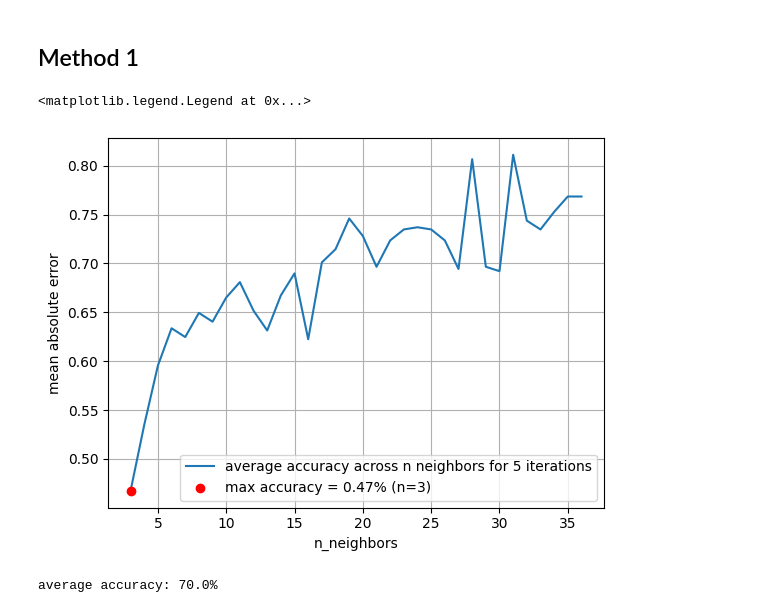
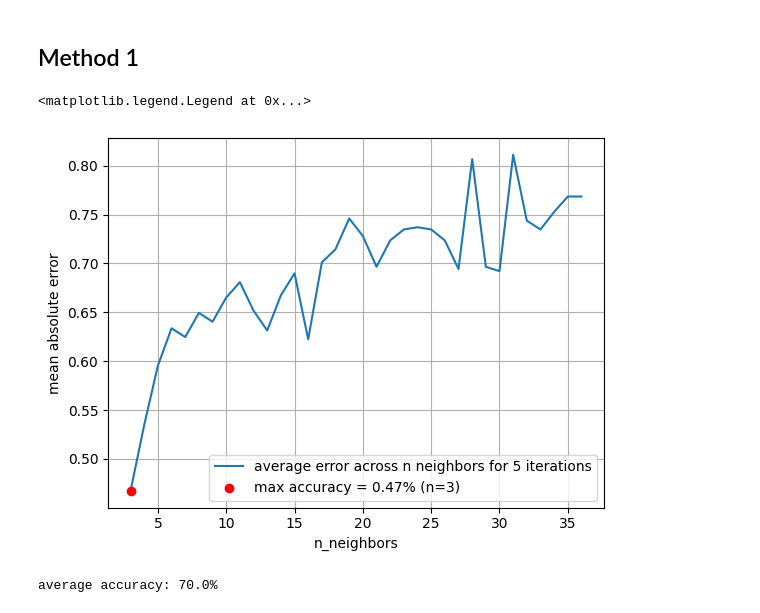
Before and after one commit to devilb2103/Sem---4, a Jupyter notebook: THI/Algorithms for AI 3/Prof Rudolf Jager/Assignment 2/Assignment_2.ipynb, the cells around one changed output. Drawn from its saved outputs; the diff is of its cells as text; code cells hidden in the pictures.

```diff
--- a/THI/Algorithms for AI 3/Prof Rudolf Jager/Assignment 2/Assignment_2.ipynb
+++ b/THI/Algorithms for AI 3/Prof Rudolf Jager/Assignment 2/Assignment_2.ipynb
@@ -87,14 +87,14 @@ accuracy = np.array(accuracy)
 avg_accuracy = np.zeros((1, accuracy.shape[1]))
 avg_accuracy = np.average(accuracy, axis=0)
 # %%
-plt.plot(np.array(range(len(avg_accuracy))) + 3, avg_accuracy, label="average accuracy across n neighbors for 5 iterations"),
+plt.plot(np.array(range(len(avg_accuracy))) + 3, avg_accuracy, label="average error across n neighbors for 5 iterations"),
 plt.scatter(np.argmin(np.array(range(len(avg_accuracy)))) + 3, min(avg_accuracy), c="red", zorder=100, label=f"max accuracy = {np.round(min(avg_accuracy), 2)}% (n={np.argmin(np.array(range(len(avg_accuracy)))) + 3})")
 plt.xlabel("n_neighbors"), plt.ylabel("mean absolute error")
 plt.grid()
 plt.legend()
 # %% [output]
 <matplotlib.legend.Legend at 0x...>
-[figure, old version]
+[figure, new version]
 # %%
 n_value = np.argmin(np.array(range(len(avg_accuracy)))) + 3
 
```
